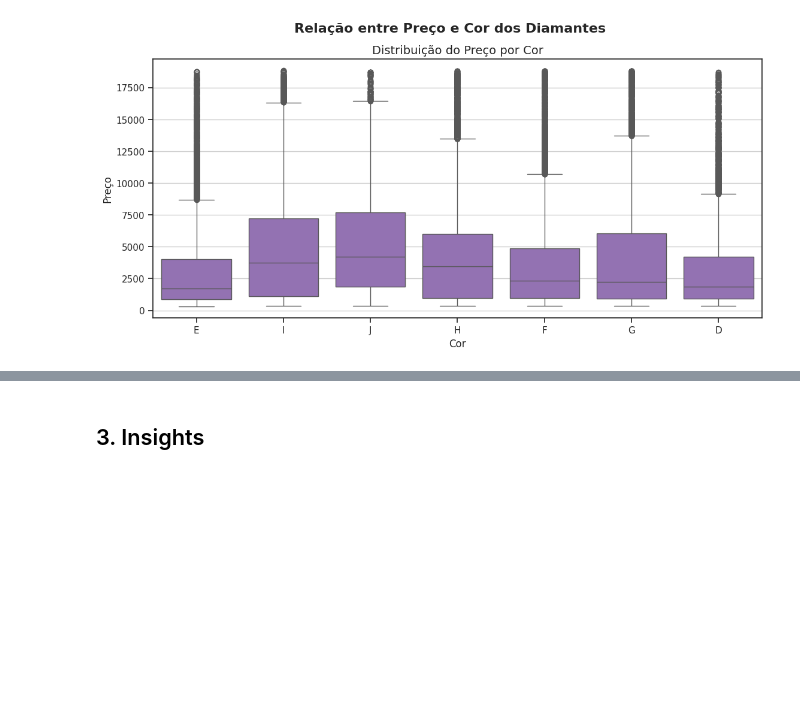
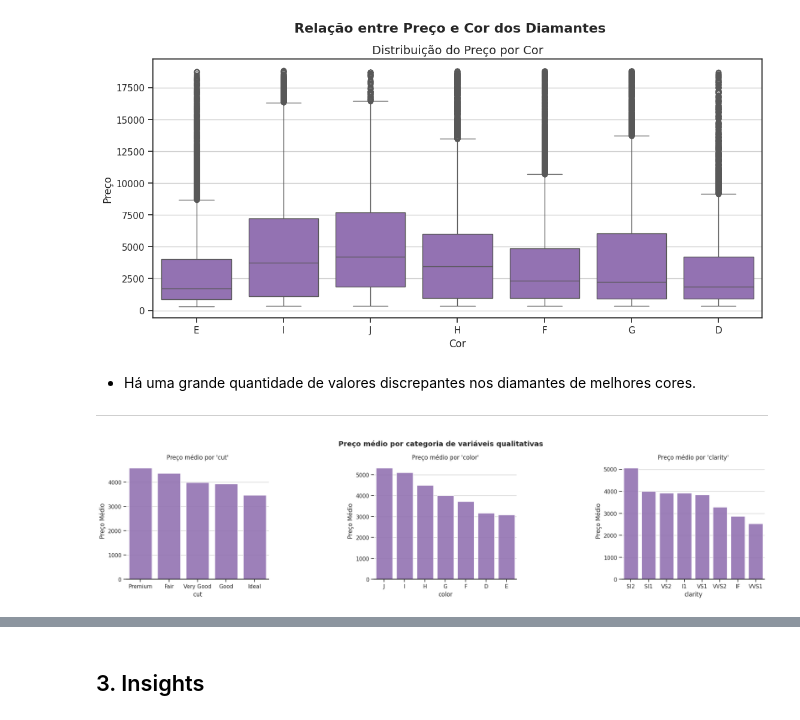
Before and after one commit to annaneto/avanti-bootcamp-cdd, a Jupyter notebook: notebooks/01-exploratory_data_analysis.ipynb, the cells around one changed output, grey strips where cells are left out. Drawn from its saved outputs; the diff is of its cells as text; code cells hidden in the pictures; blank space fills up the shorter version.

```diff
--- a/notebooks/01-exploratory_data_analysis.ipynb
+++ b/notebooks/01-exploratory_data_analysis.ipynb
@@ -218,3 +229,39 @@ ax.set_ylabel('Preço', fontsize=12)
 plt.show()
 # %% [output]
 [figure]
+# %% [markdown]
+* Há uma grande quantidade de valores discrepantes nos diamantes de melhores cores.
+---
+# %%
+
+fig, axes = plt.subplots(1, 3, figsize=(20, 5))
+plt.tight_layout(pad=4, w_pad=15, h_pad=6)
+fig.suptitle('Preço médio por categoria de variáveis qualitativas', fontweight='bold')
+
+for i, variavel in enumerate(dicionario.query("tipo == 'qualitativa'").variavel.to_list()):
+    order = df.groupby(variavel)['price'].mean().sort_values(ascending=False).index
+
+    ax = axes.flatten()[i]
+    mean_prices = df.groupby(variavel)['price'].mean().reindex(order)
+
+
+    sns.barplot(
+        x=mean_prices.index,
+        y=mean_prices.values,
+        ax=ax,
+        color=colors[0],
+        alpha=0.9,
+        dodge=False,
+        legend=False
+    )
+
+    ax.set(frame_on=False)
+    ax.axhline(0, color="k", clip_on=False)
+    ax.set_title(f"Preço médio por '{variavel}'")
+    ax.set_ylabel('Preço Médio')
+    ax.set_xlabel(variavel)
+    ax.grid(axis='y', linestyle='-')
+
+plt.show()
+# %% [output]
+[figure, added]
```
Also changed, not shown: parts of 16 cells of this notebook.
